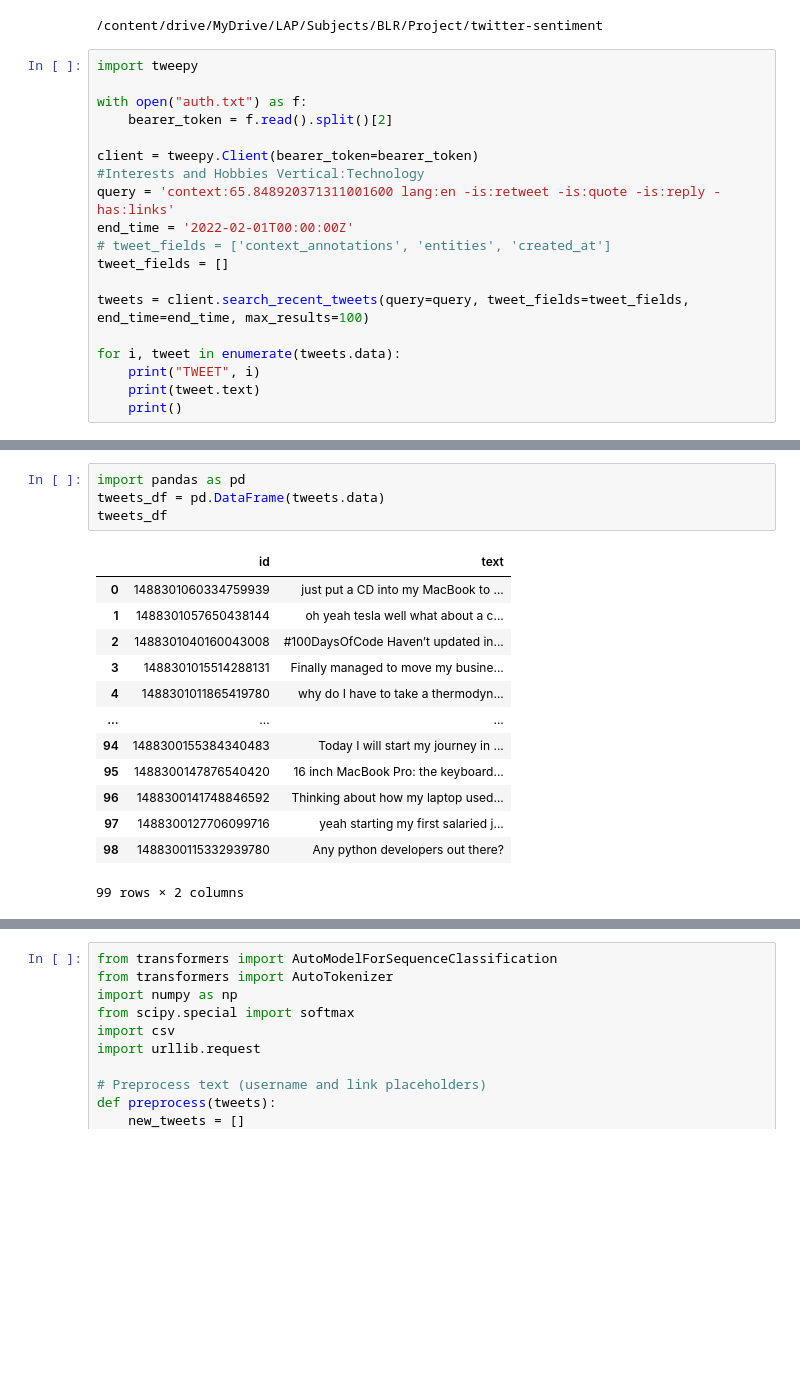
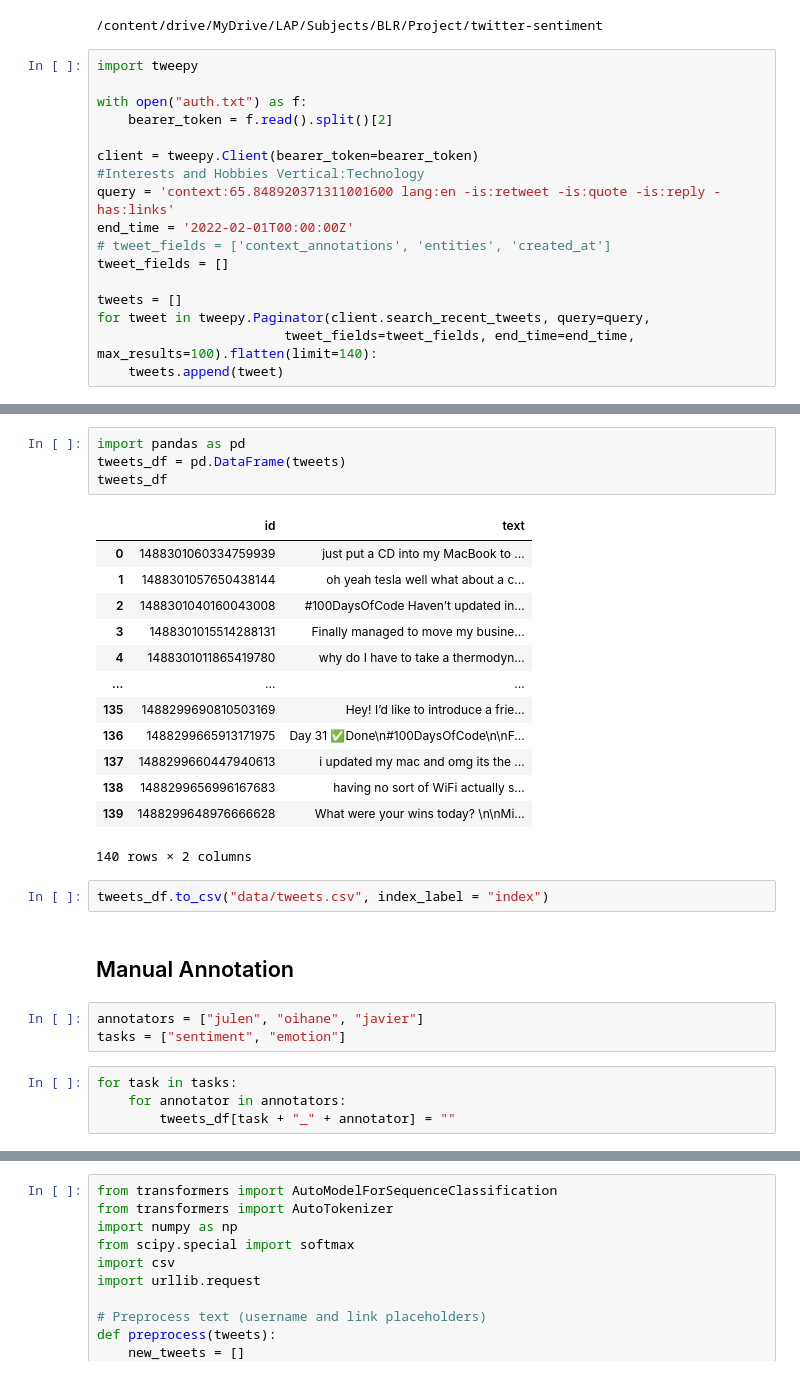
Before and after one commit to juletx/twitter-sentiment-emotion, a Jupyter notebook: twitter_sentiment.ipynb, the cells around one changed output, grey strips where cells are left out. Drawn from its saved outputs; the diff is of its cells as text; blank space fills up the shorter version.

Commit message:
get more tweets and prepare manual annotation files

```diff
--- a/twitter_sentiment.ipynb
+++ b/twitter_sentiment.ipynb
@@ -57,9 +57,7 @@ end_time = '2022-02-01T00:00:00Z'
 # tweet_fields = ['context_annotations', 'entities', 'created_at']
 tweet_fields = []
 
-tweets = client.search_recent_tweets(query=query, tweet_fields=tweet_fields, end_time=end_time, max_results=100)
-
-for i, tweet in enumerate(tweets.data):
-    print("TWEET", i)
-    print(tweet.text)
-    print()
+tweets = []
+for tweet in tweepy.Paginator(client.search_recent_tweets, query=query,
+                        tweet_fields=tweet_fields, end_time=end_time, max_results=100).flatten(limit=140):
+    tweets.append(tweet)
@@ -84,18 +64,29 @@ Any python developers out there?
 # %%
 import pandas as pd
-tweets_df = pd.DataFrame(tweets.data)
+tweets_df = pd.DataFrame(tweets)
 tweets_df
 # %% [output]
 |  | id | text |
 | 0 | 1488301060334759939 | just put a CD into my MacBook to ... |
 | 1 | 1488301057650438144 | oh yeah tesla well what about a c... |
 | 2 | 1488301040160043008 | #100DaysOfCode Haven’t updated in... |
 | 3 | 1488301015514288131 | Finally managed to move my busine... |
 | 4 | 1488301011865419780 | why do I have to take a thermodyn... |
 | ... | ... | ... |
-| 94 | 1488300155384340483 | Today I will start my journey in ... |
-| 95 | 1488300147876540420 | 16 inch MacBook Pro: the keyboard... |
-| 96 | 1488300141748846592 | Thinking about how my laptop used... |
-| 97 | 1488300127706099716 | yeah starting my first salaried j... |
-| 98 | 1488300115332939780 | Any python developers out there? |
+| 135 | 1488299690810503169 | Hey! I’d like to introduce a frie... |
+| 136 | 1488299665913171975 | Day 31 ✅Done\n#100DaysOfCode\n\nF... |
+| 137 | 1488299660447940613 | i updated my mac and omg its the ... |
+| 138 | 1488299656996167683 | having no sort of WiFi actually s... |
+| 139 | 1488299648976666628 | What were your wins today? \n\nMi... |
-99 rows × 2 columns
+140 rows × 2 columns
+# %%
+tweets_df.to_csv("data/tweets.csv", index_label = "index")
+# %% [markdown]
+## Manual Annotation
+# %%
+annotators = ["julen", "oihane", "javier"]
+tasks = ["sentiment", "emotion"]
+# %%
+for task in tasks:
+    for annotator in annotators:
+        tweets_df[task + "_" + annotator] = ""
```
Also changed, not shown: parts of 12 cells of this notebook, 5 other files.
